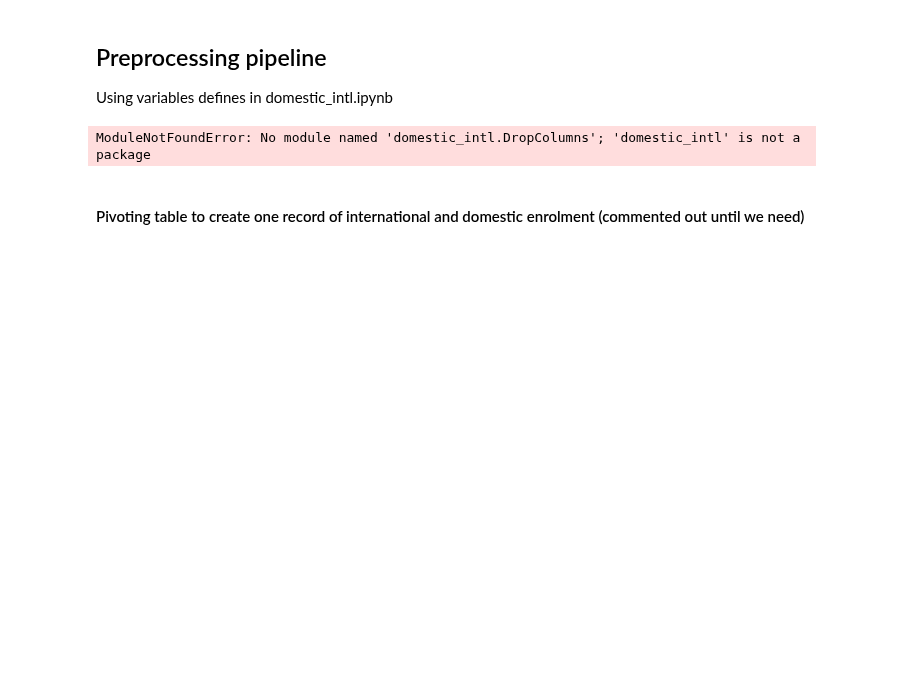
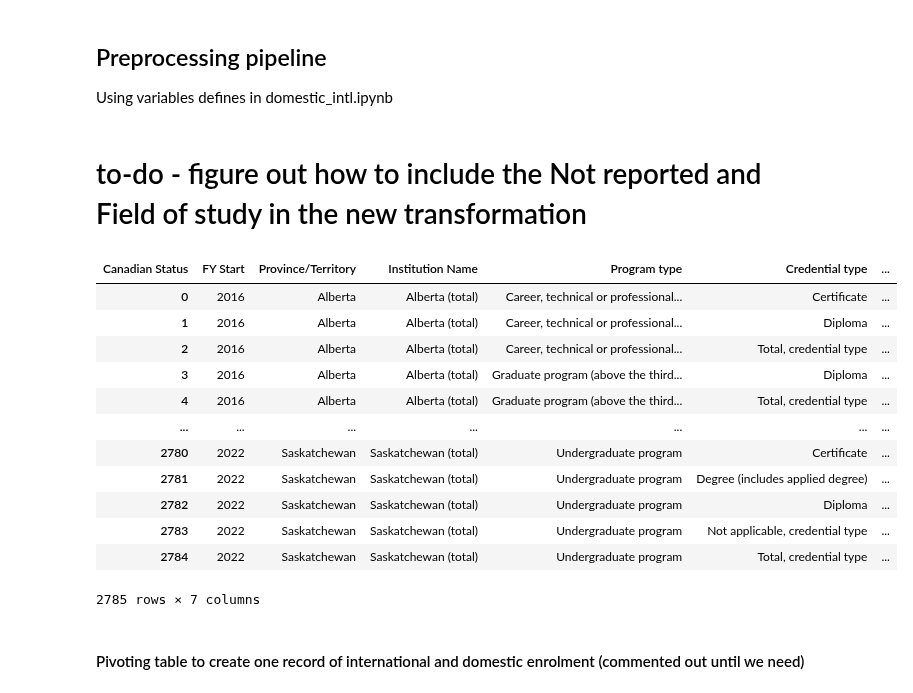
Before and after one commit to tjjdoherty/canadian-psi-project, a Jupyter notebook: program_cred_analysis.ipynb, the cells around one changed output. Saved outputs shown, nothing was run; the diff lists cells and outputs as text; code cells hidden in the pictures; blank space fills up the shorter version.

```diff
--- a/program_cred_analysis.ipynb
+++ b/program_cred_analysis.ipynb
@@ -334,7 +337,8 @@ class PivotCanadianStatus(BaseEstimator, TransformerMixin):
         # 2. Rename columns from 'Canadian students' -> 'Domestic Enrolment' etc.
         col_rename_map = {
             'Canadian students': 'Domestic Enrolment',
-            'International students': 'International Enrolment'
+            'International students': 'International Enrolment',
+            'Not reported, status of student in Canada': 'Not Reported'
         }
         pivoted = pivoted.rename(columns=col_rename_map)
 
@@ -349,39 +353,5 @@ class PivotCanadianStatus(BaseEstimator, TransformerMixin):
         final_cols = [c for c in final_cols if c in pivoted.columns]  # Only keep existing columns
 
         return pivoted[final_cols]
-# %%
-# Define the pipeline
-
-preprocess_pipeline = Pipeline(steps=[
-    # 1. Rename necessary columns
-    ('rename_columns', RenameColumns(column_names={
-        "REF_DATE": "FY Start",
-        "VALUE": "Enrolment",
-        "Status of student in Canada": "Canadian Status"
-    })),
-
-    # 2. Format the 'FY Start' column
-    ('format_date', FormatDate(column='FY Start')),
-
-    # 3. Add Institution Name and Province columns
-    ('add_institution_and_province', AddInstitutionAndProvince(
-        column='GEO',  # Use GEO without renaming
-        institution_col='Institution Name',
-        province_col='Province/Territory',
-        provinces=provinces_territories_ca
-    )),
-
-    # 4. Abbreviate institution names
-    ('abbreviate_institution_names', AbbreviateInstitutionNames(
-        column='Institution Name',
-        replacements=abbreviations
-    )),
-
-    # 5. Drop unnecessary columns, including GEO
-    ('drop_columns', DropColumns(columns=['GEO', 'DGUID', 'Field of study', 'Program type',
-                                           'Registration status', 'Credential type', 'Institution type',
-                                           'Gender', 'UOM', 'UOM_ID', 'SCALAR_FACTOR', 'SCALAR_ID', 'VECTOR',
-                                           'COORDINATE', 'STATUS', 'SYMBOL', 'TERMINATED', 'DECIMALS']))
-])
-# %% [output]
-ModuleNotFoundError: No module named 'domestic_intl.DropColumns'; 'domestic_intl' is not a package
+# %% [markdown]
+# to-do - figure out how to include the Not reported and Field of study in the new transformation
@@ -388,3 +412,21 @@ ModuleNotFoundError: No module named 'domestic_intl.DropColumns'; 'domestic_intl
+# %%
+cleaned_progs = program_pipeline.fit_transform(progs)
+# %%
+cleaned_progs
+# %% [output]
+| Canadian Status | FY Start | Province/Territory | Institution Name | Program type | Credential type | ... |
+| 0 | 2016 | Alberta | Alberta (total) | Career, technical or professional... | Certificate | ... |
+| 1 | 2016 | Alberta | Alberta (total) | Career, technical or professional... | Diploma | ... |
+| 2 | 2016 | Alberta | Alberta (total) | Career, technical or professional... | Total, credential type | ... |
+| 3 | 2016 | Alberta | Alberta (total) | Graduate program (above the third... | Diploma | ... |
+| 4 | 2016 | Alberta | Alberta (total) | Graduate program (above the third... | Total, credential type | ... |
+| ... | ... | ... | ... | ... | ... | ... |
+| 2780 | 2022 | Saskatchewan | Saskatchewan (total) | Undergraduate program | Certificate | ... |
+| 2781 | 2022 | Saskatchewan | Saskatchewan (total) | Undergraduate program | Degree (includes applied degree) | ... |
+| 2782 | 2022 | Saskatchewan | Saskatchewan (total) | Undergraduate program | Diploma | ... |
+| 2783 | 2022 | Saskatchewan | Saskatchewan (total) | Undergraduate program | Not applicable, credential type | ... |
+| 2784 | 2022 | Saskatchewan | Saskatchewan (total) | Undergraduate program | Total, credential type | ... |
+2785 rows × 7 columns
 # %% [markdown]
 #### Pivoting table to create one record of international and domestic enrolment (commented out until we need)
 # %%
```
Also changed, not shown: parts of 4 cells of this notebook.
